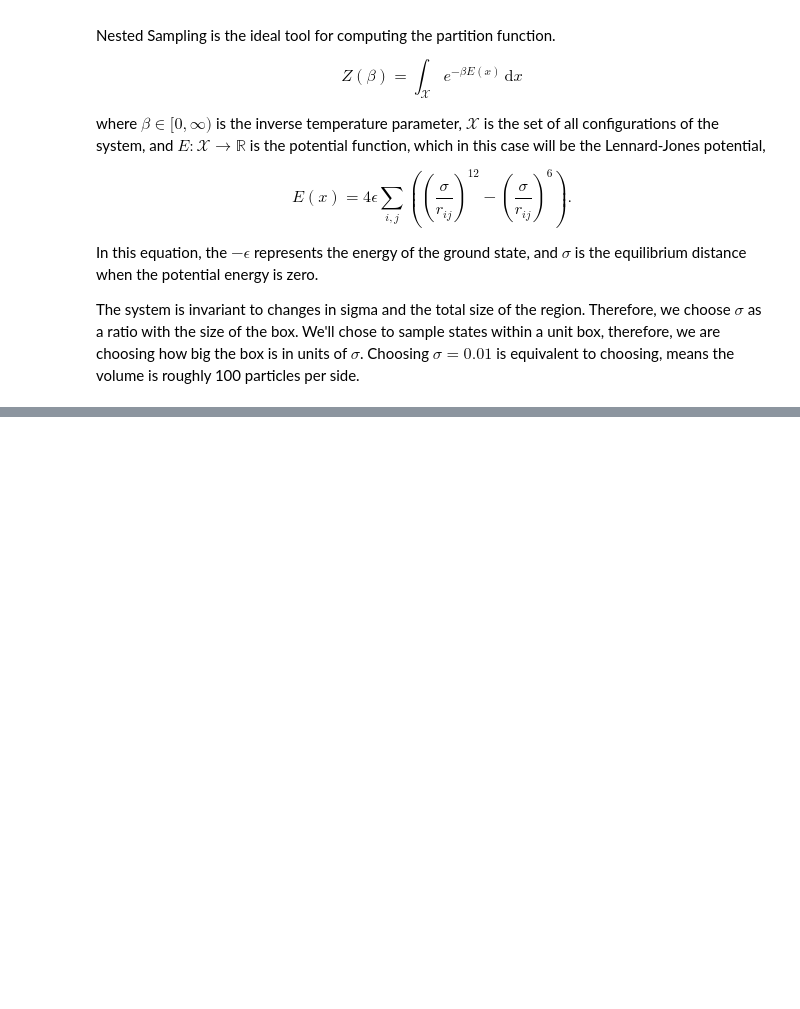
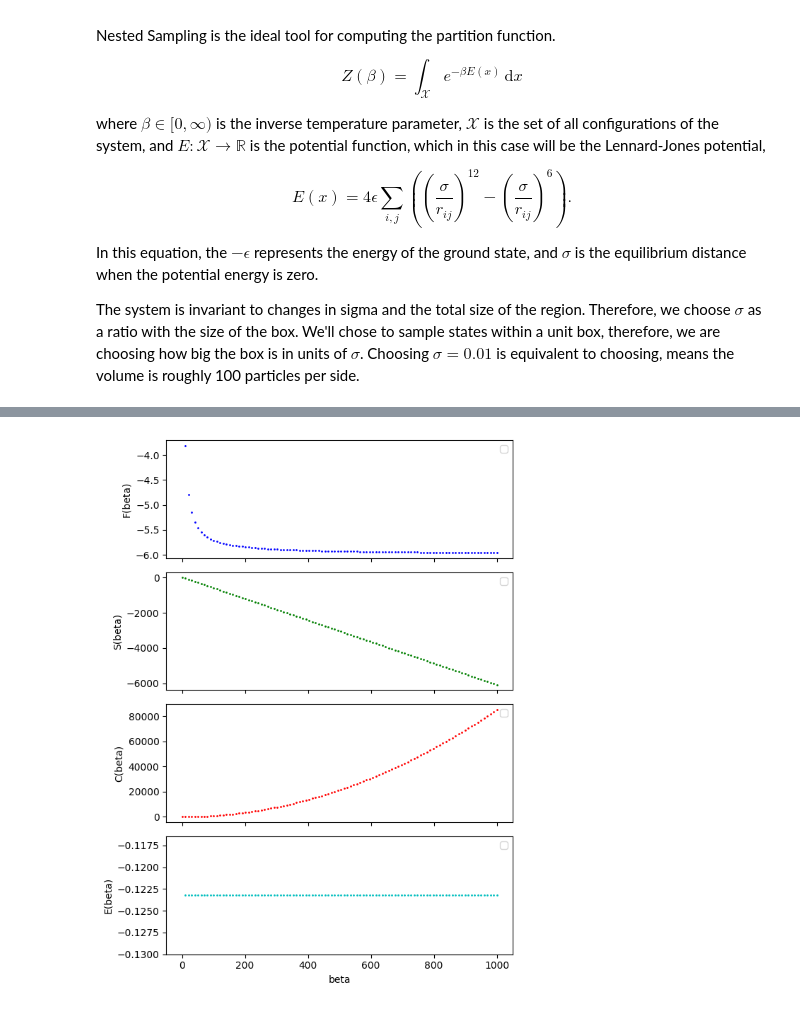
Before and after one commit to Joshuaalbert/jaxns, a Jupyter notebook: docs/examples/Lennard_Jones_potential.ipynb, the cells around one changed output, grey strips where cells are left out. Saved outputs shown, nothing was run; the diff lists cells and outputs as text; code cells hidden in the pictures; blank space fills up the shorter version.

Commit message:
* Touch up LJ potential problem

```diff
--- a/docs/examples/Lennard_Jones_potential.ipynb
+++ b/docs/examples/Lennard_Jones_potential.ipynb
@@ -87,22 +99,31 @@ INFO[2024-01-10 01:04:29,461]: Sanity check passed
 # %%
 import jax
-from jaxns import DefaultNestedSampler
+from jaxns import DefaultNestedSampler, TerminationCondition
 
 # Create the nested sampler class. In this case without any tuning.
 ns = DefaultNestedSampler(
     model=model,
     max_samples=1e6,
-    s=model.U_ndims*1,
+    s=model.U_ndims * 10,
     k=0,
-    c=model.U_ndims*20
+    c=model.U_ndims * 10
 )
 
-ns_compiled = jax.jit(ns).lower(jax.random.PRNGKey(42)).compile()
+# Crucial for Lenard-Jones potential is to go deep enough.
+# Since we know min(E)=-epsilon for a single pair, we know that the log_L_max = epsilon * num_pairs
+# Thus we can use the log_L_contour termination condition.
+term_cond = TerminationCondition(
+    log_L_contour=0.995 * epsilon * num_pairs,
+    dlogZ=0.
+)
+ns_compiled = jax.jit(ns).lower(jax.random.PRNGKey(42), term_cond=term_cond).compile()
 
-termination_reason, state = ns_compiled(random.PRNGKey(42))
+termination_reason, state = ns_compiled(random.PRNGKey(42), term_cond=term_cond)
 
 results = ns.to_results(
     termination_reason=termination_reason,
     state=state,
     trim=True
 )
+
+ns.summary(results)
@@ -165,0 +148,67 @@ plt.show()
+# %%
+from typing import NamedTuple
+
+quantity_names = ['F(beta)', 'S(beta)', 'C(beta)', 'E(beta)']
+colors = ['b', 'g', 'r', 'c']
+
+
+class Quantities(NamedTuple):
+    F: jax.Array
+    S: jax.Array
+    C: jax.Array
+    E: jax.Array
+
+
+class IntermediateQuantities(NamedTuple):
+    beta_E: jax.Array
+    beta_E2: jax.Array
+
+
+def compute_integrands_of_interest(model, U) -> IntermediateQuantities:
+    beta_E = -model.forward(U)  # E(x)
+    beta_E2 = beta_E ** 2
+    return IntermediateQuantities(beta_E=beta_E, beta_E2=beta_E2)
+
+
+@jax.jit
+def compute_quantities(beta) -> Quantities:
+    integrands = jax.vmap(
+        lambda U: compute_integrands_of_interest(model({'beta': beta}), U)
+    )(results.U_samples)
+    weights = LogSpace(results.log_dp_mean)
+    # Z(beta) = int exp(-beta E(x)) dx
+    Z_beta = (LogSpace(-integrands.beta_E) * weights).sum()
+    F_beta = -Z_beta.log_abs_val / beta
+    exp_beta_E = (LogSpace.from_signed_value(integrands.beta_E) * weights).sum()
+    exp_beta_E2 = (LogSpace.from_signed_value(integrands.beta_E2) * weights).sum()
+    S_beta = (exp_beta_E - Z_beta.log()).value
+    C_beta = (exp_beta_E2 - exp_beta_E ** 2).value
+    E_beta = (exp_beta_E / LogSpace(jnp.log(beta))).value
+    return Quantities(
+        F=F_beta,
+        S=S_beta,
+        C=C_beta,
+        E=E_beta
+    )
+
+
+x = []
+y = []
+import pylab as plt
+
+fig, axs = plt.subplots(len(quantity_names), 1, figsize=(6, len(quantity_names) * 2), squeeze=False, sharex=True)
+for beta in jnp.linspace(0., 1000, 100):
+    quantities = compute_quantities(beta)
+    x.append(beta)
+    y.append(quantities)
+    for i, (name, q, c) in enumerate(zip(quantity_names, quantities, colors)):
+        axs[i, 0].scatter(beta, q, color=c, s=1)
+
+for i, (name, c) in enumerate(zip(quantity_names, colors)):
+    axs[i, 0].set_ylabel(name)
+    # Only 1 label on legend, despite labelling each beta
+    axs[i, 0].legend()
+axs[-1, 0].set_xlabel('beta')
+plt.tight_layout()
+plt.show()
+# %% [output]
@@ -165,0 +219 @@ plt.show()
+[figure, added]
```
Also changed, not shown: parts of 10 cells of this notebook, 2 other files.
